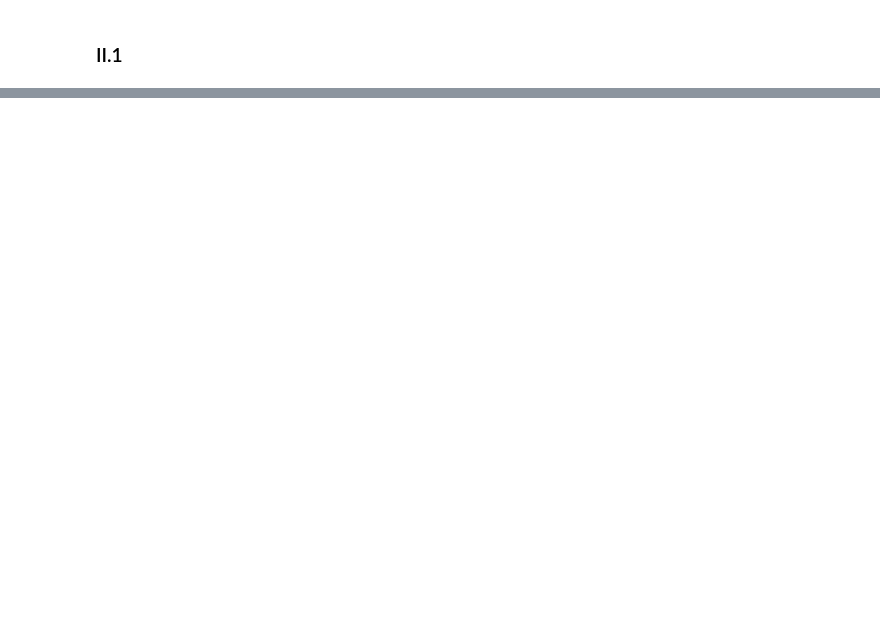
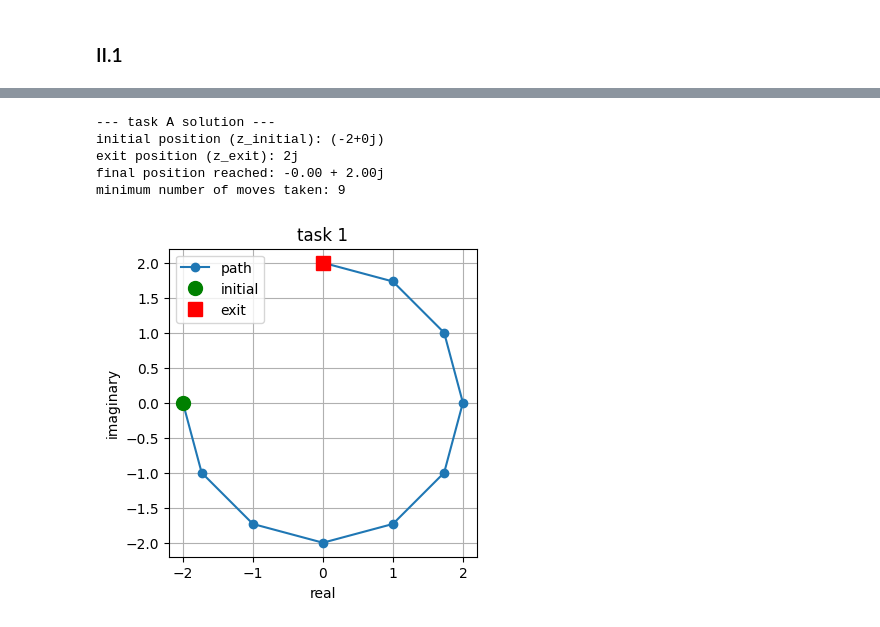
Before and after one commit to SirToby-Gore/mathmatics-assignment-1, a Jupyter notebook: main.ipynb, the cells around one changed output, grey strips where cells are left out. Drawn from its saved outputs; the diff is of its cells as text; code cells hidden in the pictures; blank space fills up the shorter version.

```diff
--- a/main.ipynb
+++ b/main.ipynb
@@ -3,9 +3,12 @@
 # %%
 
 import math
+import cmath
 import matplotlib as mpl
 import matplotlib.pyplot as plt
 import sympy as sp
 import numpy as np
 
 TEAM_NUMBER: int = 3
+a: int = TEAM_NUMBER # alias
+j: complex = 1j # short hand
@@ -102,0 +98,40 @@ Therfore the lever that will open the door is the left one
+# %%
+initial_position = -2.0 + 0j
+current_position = initial_position
+increment = (math.sqrt(3) + j) / 2
+exit_position = 2j
+
+x_array = [current_position.real]
+y_array = [current_position.imag]
+
+number_of_moves = 0
+while not cmath.isclose(current_position, exit_position, rel_tol=1e-5):
+    current_position *= increment
+    x_array.append(current_position.real)
+    y_array.append(current_position.imag)
+    number_of_moves += 1
+
+print(f'--- task A solution ---')
+print(f'initial position (z_initial): {initial_position}')
+print(f'exit position (z_exit): {exit_position}')
+print(f'final position reached: {current_position.real:.2f} + {current_position.imag:.2f}j')
+print(f'minimum number of moves taken: {number_of_moves}')
+
+plt.figure(figsize=(6, 4))
+plt.plot(x_array, y_array, 'o-', label='path')
+plt.plot(initial_position.real, initial_position.imag, 'go', markersize=10, label='initial')
+plt.plot(exit_position.real, exit_position.imag, 'rs', markersize=10, label='exit')
+plt.xlabel('real')
+plt.ylabel('imaginary')
+plt.title('task 1')
+plt.legend()
+plt.grid(True)
+plt.gca().set_aspect('equal', adjustable='box')
+plt.show()
+# %% [output]
+--- task A solution ---
+initial position (z_initial): (-2+0j)
+exit position (z_exit): 2j
+final position reached: -0.00 + 2.00j
+minimum number of moves taken: 9
+[figure, added]
```
Also changed, not shown: parts of 22 cells of this notebook, 4 other files.
